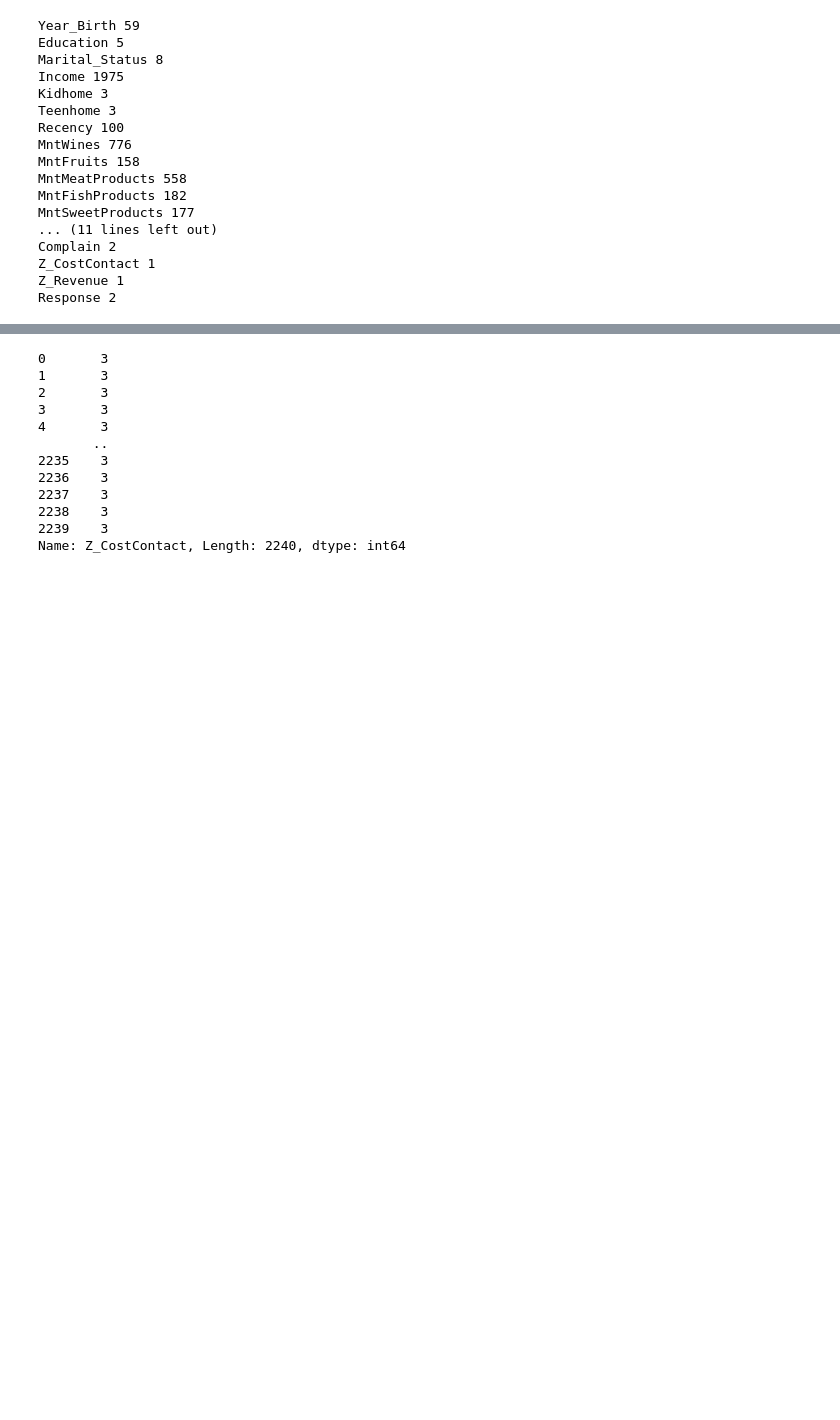
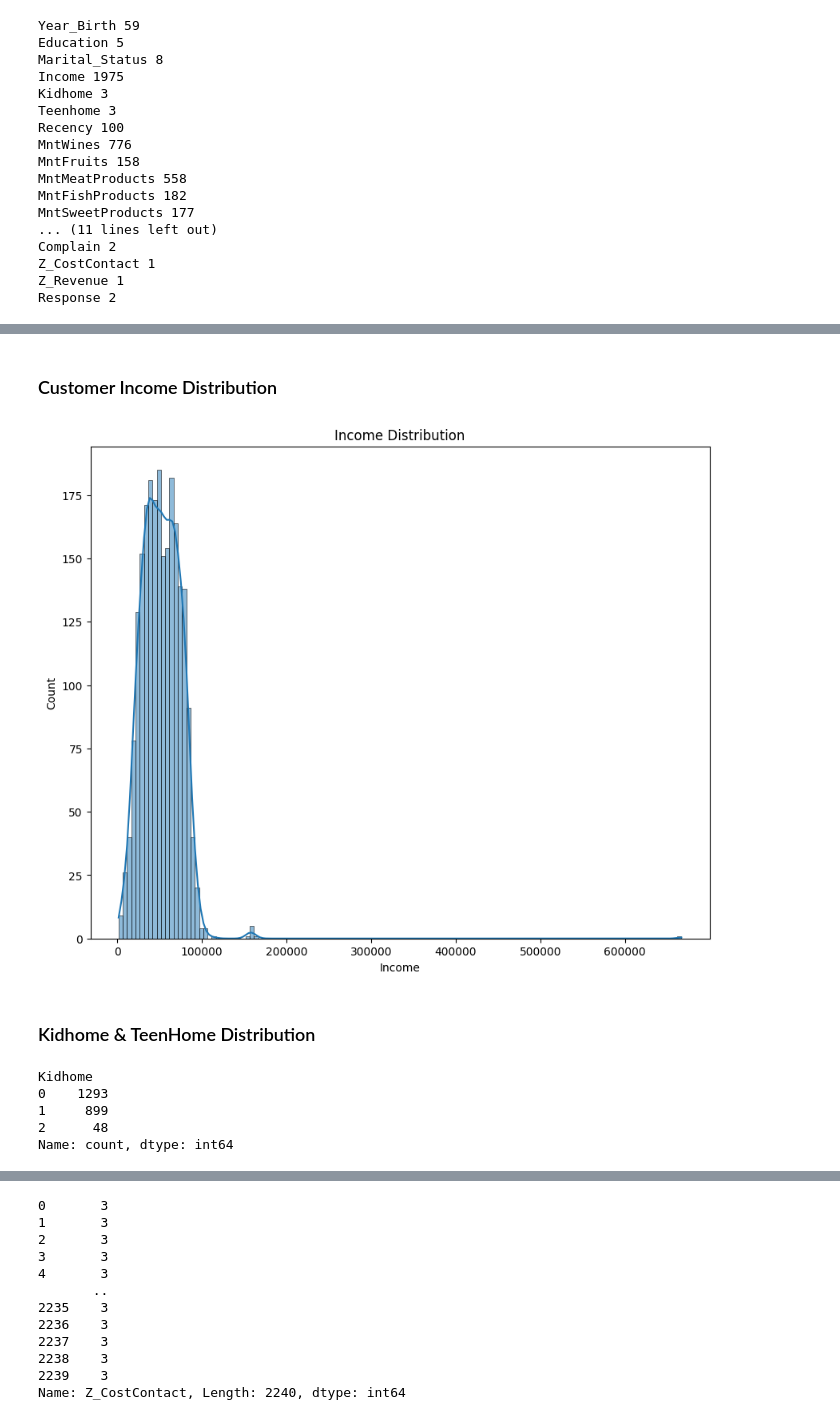
Before and after one commit to vikaschauhan734/customer_personality_analysis, a Jupyter notebook: notebook.ipynb, the cells around one changed output, grey strips where cells are left out. Cells and saved outputs as stored; diff of their text form; code cells hidden in the pictures; blank space fills up the shorter version.

```diff
--- a/notebook.ipynb
+++ b/notebook.ipynb
@@ -196,0 +233,21 @@ Response 2
+# %% [markdown]
+### Customer Income Distribution
+# %%
+plt.figure(figsize=(10,8))
+sns.histplot(data=df, x="Income",kde=True)
+plt.title("Income Distribution")
+plt.xlabel("Income")
+plt.ylabel("Count")
+plt.show()
+# %% [output]
+[figure, added]
+# %% [markdown]
+### Kidhome & TeenHome Distribution
+# %%
+df['Kidhome'].value_counts()
+# %% [output]
+Kidhome
+0    1293
+1     899
+2      48
+Name: count, dtype: int64
```
Also changed, not shown: parts of 35 cells of this notebook, 1 other file.
